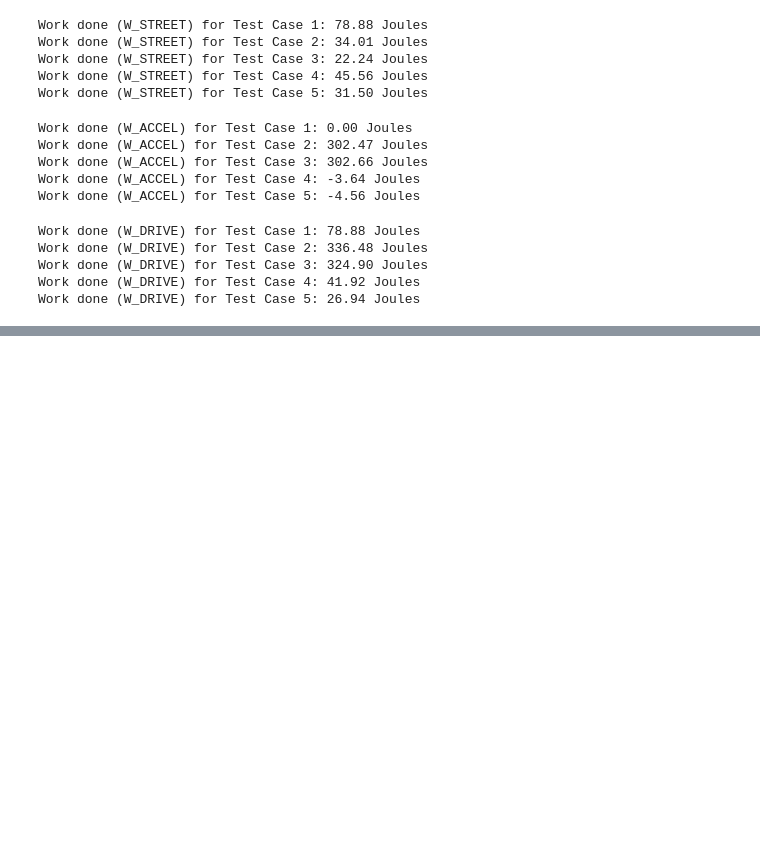
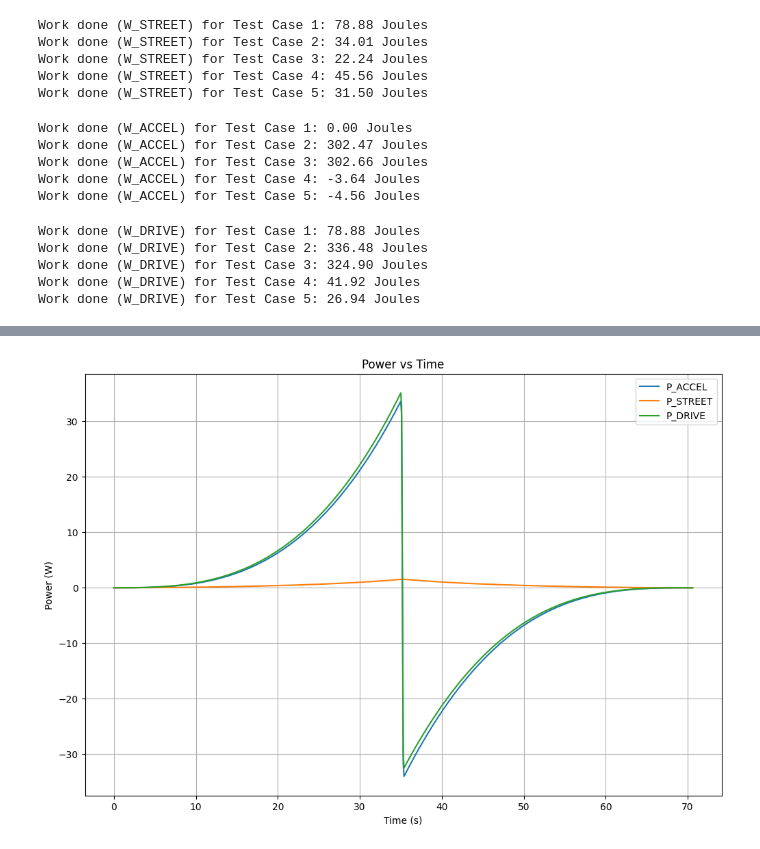
Before and after one commit to Imsirmayor/Test-of-mechatronic-systems, a Jupyter notebook: chasis_dyno_task_2.ipynb, the cells around one changed output, grey strips where cells are left out. Cells and saved outputs as stored; diff of their text form; code cells hidden in the pictures; blank space fills up the shorter version.

```diff
--- a/chasis_dyno_task_2.ipynb
+++ b/chasis_dyno_task_2.ipynb
@@ -551,0 +567,13 @@ Data has been successfully written to RESULT.csv
+# %%
+plt.figure(figsize=(12, 8))
+plt.plot(test_data['time'], test_data['P_ACCEL'], label='P_ACCEL')
+plt.plot(test_data['time'], test_data['P_STREET'], label='P_STREET')
+plt.plot(test_data['time'], test_data['P_DRIVE'], label='P_DRIVE')
+plt.xlabel('Time (s)')
+plt.ylabel('Power (W)')
+plt.title('Power vs Time')
+plt.legend()
+plt.grid(True)
+plt.show()
+# %% [output]
+[figure, added]
```
Also changed, not shown: parts of 5 cells of this notebook.
